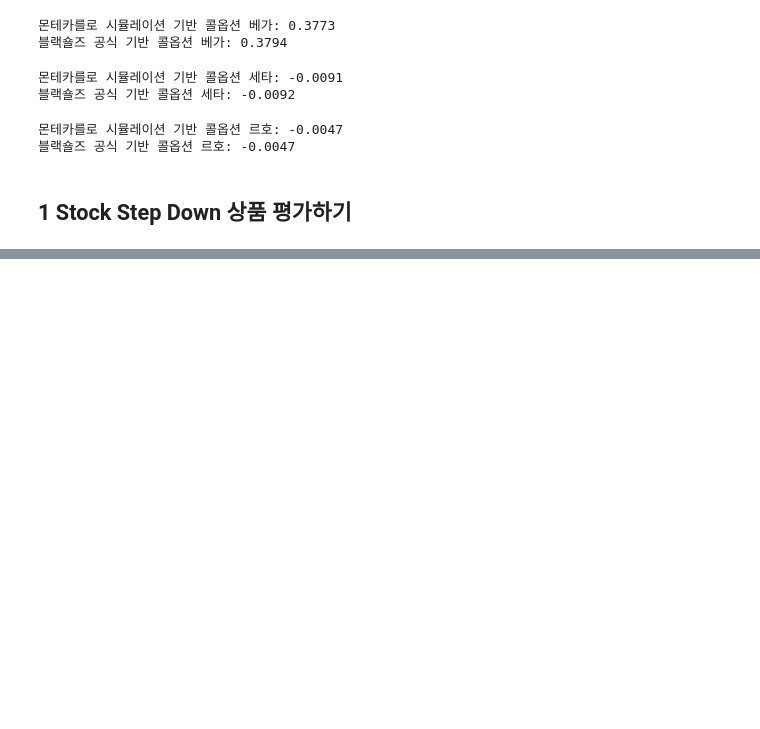
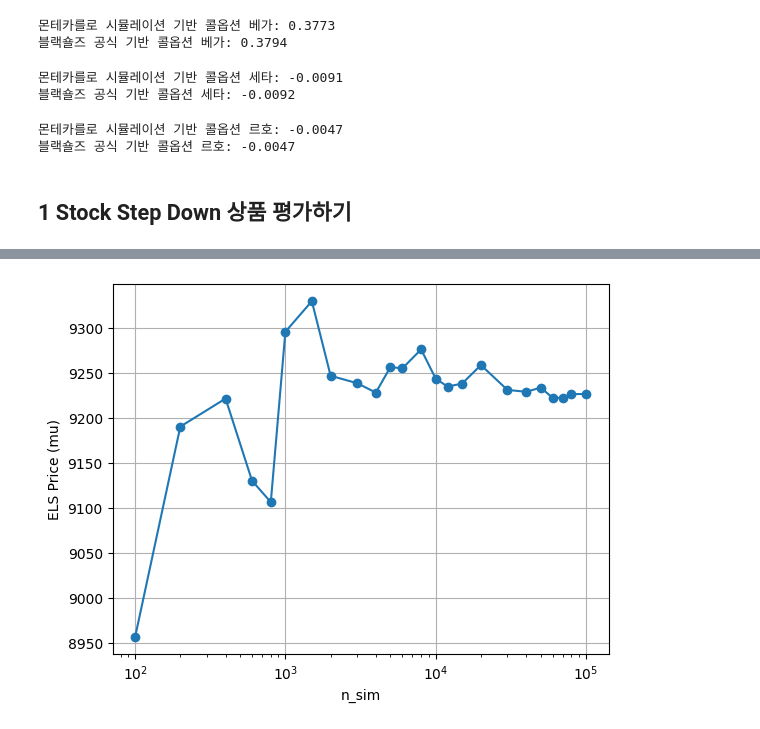
Before and after one commit to HST0077/FE2025, a Jupyter notebook: StepDown_1stock.ipynb, the cells around one changed output, grey strips where cells are left out. Cells and saved outputs as stored; diff of their text form; code cells hidden in the pictures; blank space fills up the shorter version.

```diff
--- a/StepDown_1stock.ipynb
+++ b/StepDown_1stock.ipynb
@@ -333,7 +323,8 @@ ValueError: could not broadcast input array from shape (366,1000) into shape (36
 # %%
-def SD_lstar_GPU(S, kijun, K, T, c, r, q, sigma, barrier, dummy, sim):
+def SD_lstar_GPU(S0, kijun, K, T, c, r, q, sigma, barrier, dummy, sim):
     import cupy as cp
     from scipy.stats import norm  # 정규분포 적합은 여전히 CPU에서 수행
+    import numpy as np
 
     """
     ELS (Equity-Linked Securities) 조기상환 및 만기상환 시뮬레이션 (GPU 버전)
@@ -347,8 +338,8 @@ def SD_lstar_GPU(S, kijun, K, T, c, r, q, sigma, barrier, dummy, sim):
     # 로그 수익률 경로 생성
     lnS = (r - 0.5 * sigma**2) * dt + sigma * cp.sqrt(dt) * W
 
-    # 시작값 log(S)를 앞에 추가
-    lnS = cp.concatenate([cp.full((1, sim), cp.log(S)), lnS], axis=0)
+    # 시작값 log(S0)를 앞에 추가
+    lnS = cp.concatenate([cp.full((1, sim), cp.log(S0)), lnS], axis=0)
 
     # 누적합 후 지수화하여 주가 경로 생성
     S_path = cp.exp(cp.cumsum(lnS, axis=0))
@@ -386,3 +391,22 @@ def SD_lstar_GPU(S, kijun, K, T, c, r, q, sigma, barrier, dummy, sim):
+# %%
+Sims=[100,200,400,600,800,1000,1500,2000,3000,4000,
+      5000,6000,8000,10000,12000,15000,20000,30000,
+      40000,50000,60000,70000,80000,100000]
+
+Price_Sims=[]
+for sim in Sims:
+    res=SD_lstar_GPU(S0, kijun, K, T, c, r, q, sigma, barrier, dummy, sim)
+    Price_Sims.append(res)
+
+plt.figure()
+plt.plot(Sims, Price_Sims, marker='o')
+plt.xscale('log')  # 로그스케일로 보면 수렴이 잘 보임
+plt.xlabel("n_sim")
+plt.ylabel("ELS Price (mu)")
+plt.grid(True)
+plt.show()
+# %% [output]
+[figure, added]
 # %%
 import numpy as np
 # 스텝다운 상품 평가 정보
```
Also changed, not shown: parts of 24 cells of this notebook.
